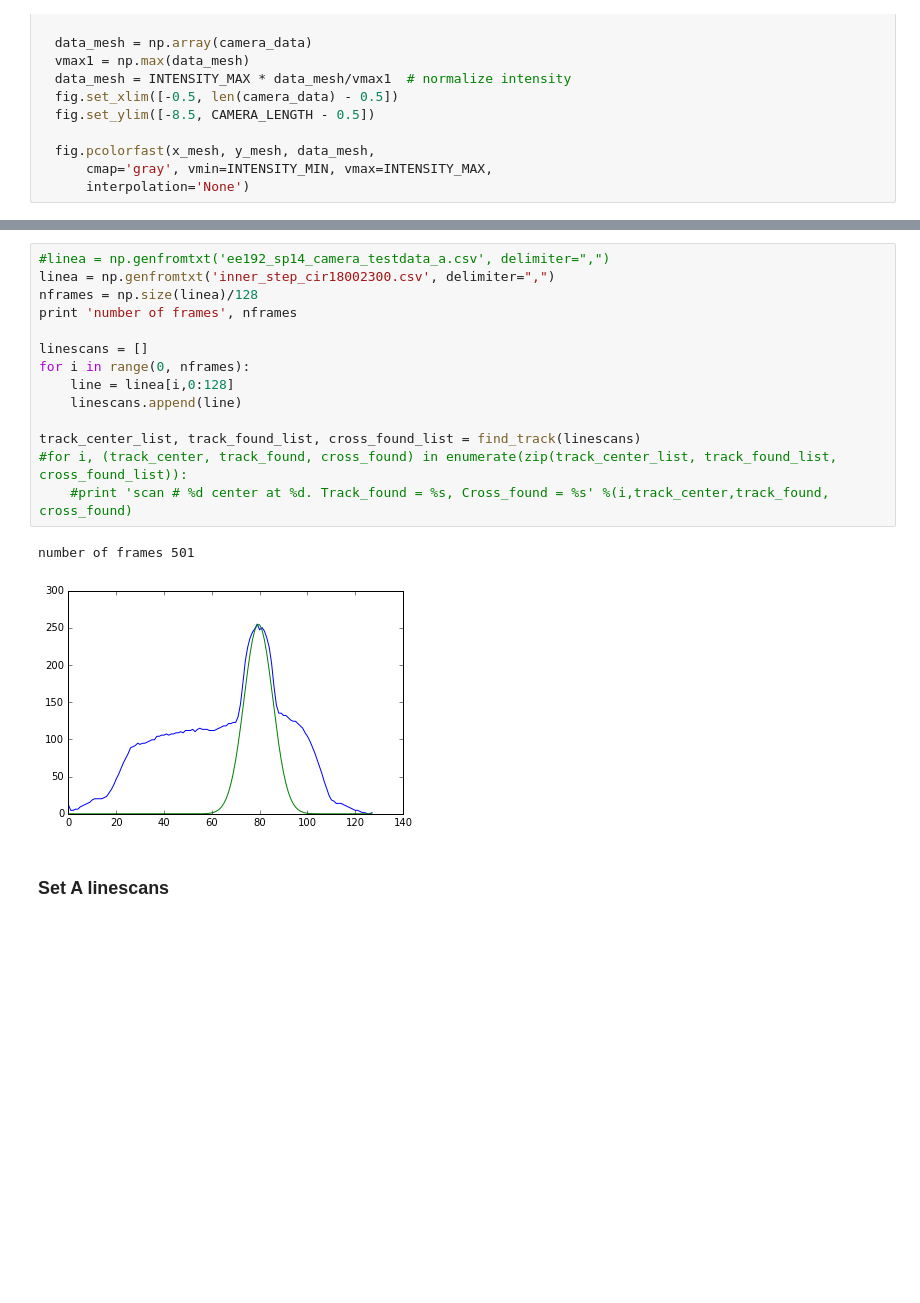
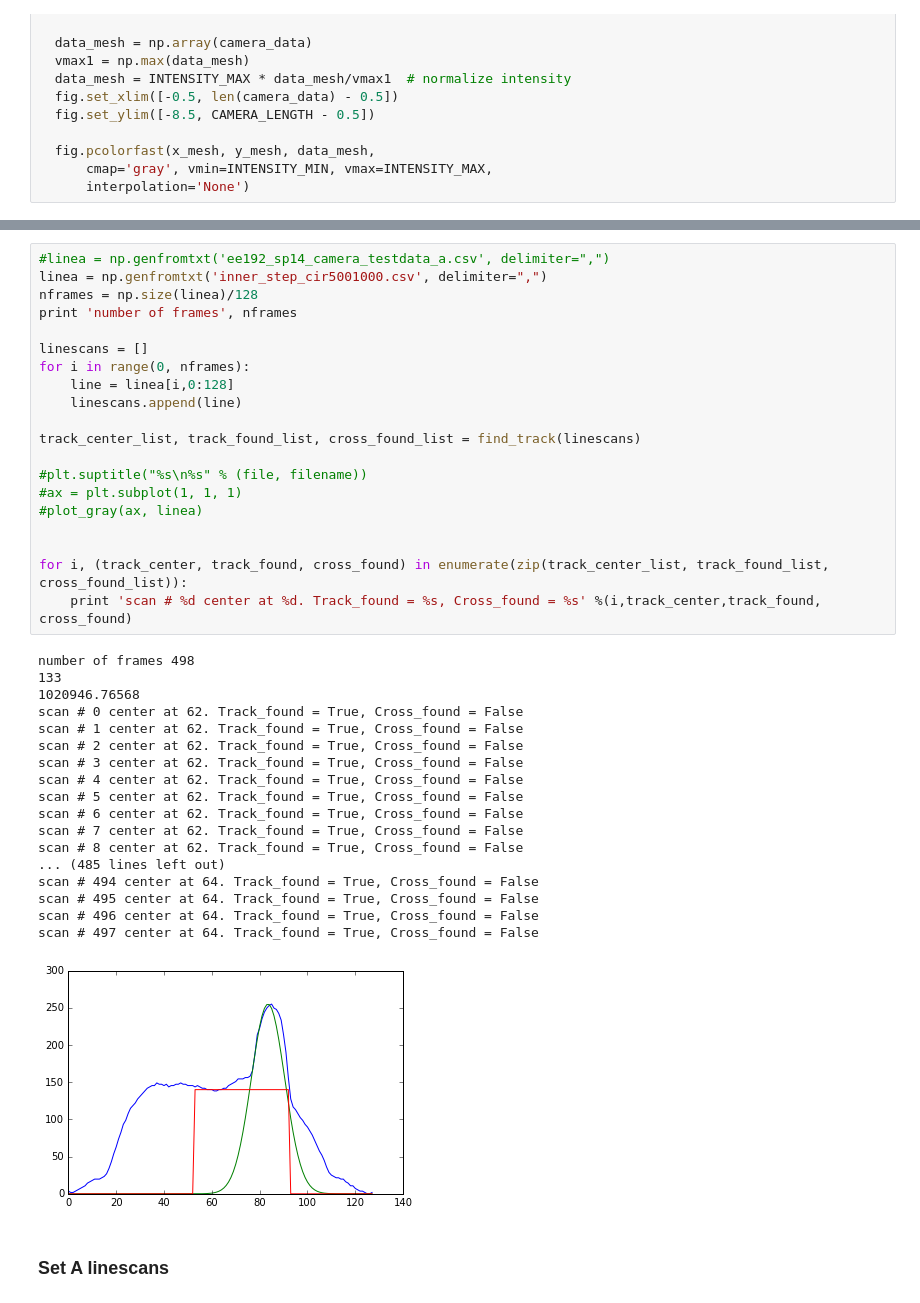
Before and after one commit to brappo93/AutonomousCar, a Jupyter notebook: hw1/linescanHW1.ipynb, the cells around one changed output, grey strips where cells are left out. Cells and saved outputs as stored; diff of their text form; blank space fills up the shorter version.

```diff
--- a/hw1/linescanHW1.ipynb
+++ b/hw1/linescanHW1.ipynb
@@ -126,21 +164,43 @@ def find_track(linescans):
     return track_center_list, track_found_list, cross_found_list
 # %%
 #linea = np.genfromtxt('ee192_sp14_camera_testdata_a.csv', delimiter=",")
-linea = np.genfromtxt('inner_step_cir18002300.csv', delimiter=",")
+linea = np.genfromtxt('inner_step_cir5001000.csv', delimiter=",")
 nframes = np.size(linea)/128
 print 'number of frames', nframes
 
 linescans = []
 for i in range(0, nframes):
     line = linea[i,0:128]
     linescans.append(line)
 
 track_center_list, track_found_list, cross_found_list = find_track(linescans)
-#for i, (track_center, track_found, cross_found) in enumerate(zip(track_center_list, track_found_list, cross_found_list)):
-    #print 'scan # %d center at %d. Track_found = %s, Cross_found = %s' %(i,track_center,track_found, cross_found)
+
+#plt.suptitle("%s\n%s" % (file, filename))
+#ax = plt.subplot(1, 1, 1)
+#plot_gray(ax, linea)
+
+
+for i, (track_center, track_found, cross_found) in enumerate(zip(track_center_list, track_found_list, cross_found_list)):
+    print 'scan # %d center at %d. Track_found = %s, Cross_found = %s' %(i,track_center,track_found, cross_found)
 # %% [output]
-number of frames 501
+number of frames 498
+133
+1020946.76568
+scan # 0 center at 62. Track_found = True, Cross_found = False
+scan # 1 center at 62. Track_found = True, Cross_found = False
+scan # 2 center at 62. Track_found = True, Cross_found = False
+scan # 3 center at 62. Track_found = True, Cross_found = False
+scan # 4 center at 62. Track_found = True, Cross_found = False
+scan # 5 center at 62. Track_found = True, Cross_found = False
+scan # 6 center at 62. Track_found = True, Cross_found = False
+scan # 7 center at 62. Track_found = True, Cross_found = False
+scan # 8 center at 62. Track_found = True, Cross_found = False
+... (485 lines left out)
+scan # 494 center at 64. Track_found = True, Cross_found = False
+scan # 495 center at 64. Track_found = True, Cross_found = False
+scan # 496 center at 64. Track_found = True, Cross_found = False
+scan # 497 center at 64. Track_found = True, Cross_found = False
-[figure, old version]
+[figure, new version]
 # %% [markdown]
 ### Set A linescans
 # %%
```
Also changed, not shown: parts of 3 cells of this notebook.
